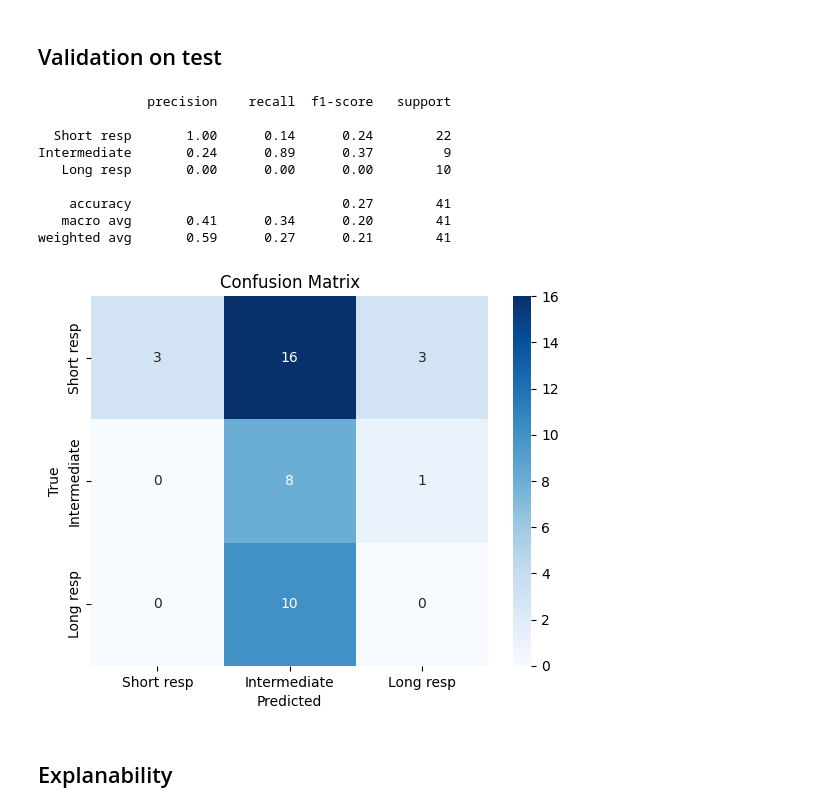
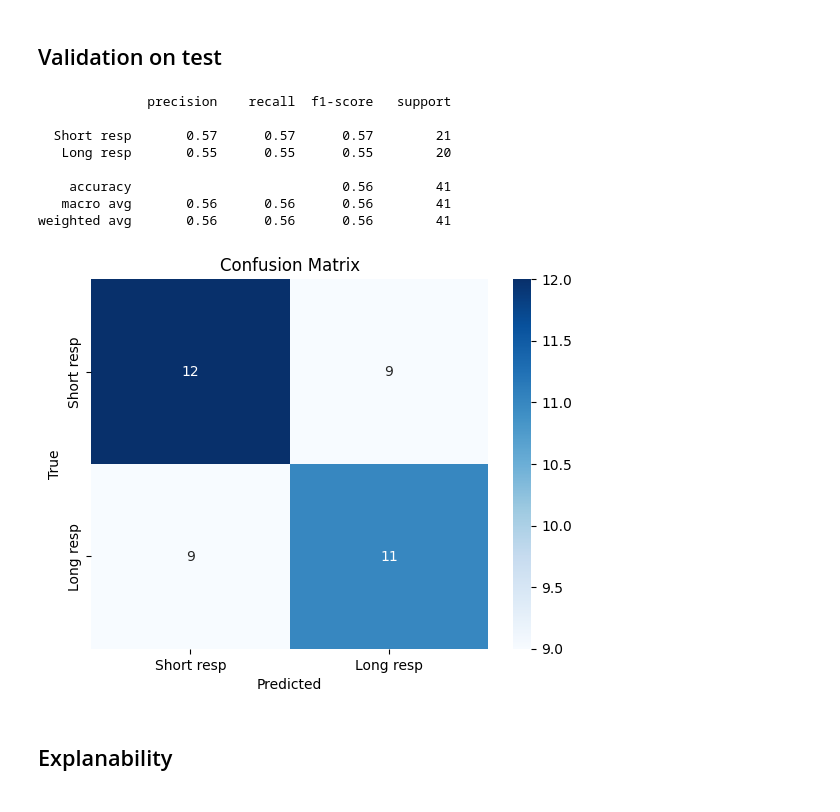
Before and after one commit to dinhhb/modeling_gene_expression, a Jupyter notebook: pipeline/4_generalized_pipe.ipynb, the cells around one changed output. Drawn from its saved outputs; the diff is of its cells as text; code cells hidden in the pictures.

```diff
--- a/pipeline/4_generalized_pipe.ipynb
+++ b/pipeline/4_generalized_pipe.ipynb
@@ -17,8 +17,9 @@ from xgboost import XGBClassifier
 # %% [markdown]
 ## Load data
 # %%
-BINARY_TARGET = False
+BINARY_TARGET = True
 INCLUDE_GEX = True
+TEST_SIZE = 0.3
 # %%
 # Load gex_mat_corrected
 gex_mat = pd.read_csv(f"../dataset/created/gex_mat_corrected.csv").set_index('sample_id').T
@@ -296,5 +261,5 @@ Best CV F1 macro: 0.6595122655122656
 # %%
 # Train model
-clf.set_params(**study.best_params)
-clf.fit(x_train, y_train)
+full_pipe.set_params(**study.best_params)
+full_pipe.fit(x_train, y_train)
 # %% [output]
@@ -325,36 +282,0 @@ clinical_gex_test.shape
-# %%
-# --- Apply same preprocessing to test GEX ---
-GEX_COLS_TEST = [c for c in clinical_gex_test.columns if c not in CLINICAL_COLS]
-
-gex_test = clinical_gex_test[GEX_COLS_TEST + ["sample_id", "source"]].set_index("sample_id")
-
-# 1. Keep only genes that survived training filter
-valid_genes = gene_means.index.intersection(gex_test.columns)
-gex_test = gex_test[valid_genes]
-
-# 2. Impute with training gene means (not test means)
-gex_test = gex_test.apply(lambda col: col.fillna(gene_means[col.name]))
-
-# 3. Log transform with same shift
-gex_test_log = np.log2(gex_test + shift)
-
-# Snapshot before correction for PCA comparison
-gex_test_log_before = gex_test_log.copy()
-test_cohorts = clinical_gex_test.set_index("sample_id")["source"]
-
-# 4. Subtract batch effect for each sample's batch
-# Reference batch is "Hugo et al." (not in batch_coef — limma baseline)
-for sample in gex_test_log.index:
-    batch = clinical_gex_test.set_index("sample_id").loc[sample, "source"]
-    if batch in batch_coef.columns:
-        gex_test_log.loc[sample, valid_genes] -= batch_coef.loc[valid_genes, batch].values
-
-# 5. Merge with clinical and transform (NOT fit_transform)
-clinical_test = clinical_gex_test[CLINICAL_COLS]
-x_test = clinical_test.merge(gex_test_log.reset_index(), on="sample_id")
-x_test = x_test.drop(["patientID", "pfs_label", "sample_id", "source"], axis=1)
-
-y_test = clinical_gex_test["pfs_label"]
-
-x_test = clinical_preprocessor.transform(x_test)   # already fitted on train
-x_test = new_pipe.transform(x_test)                 # already fitted on train
@@ -384,37 +283,36 @@ plt.show()
 # %% [markdown]
 ## Validation on test
 # %%
-y_pred = clf.predict(x_test)    # Validate
+y_pred = full_pipe.predict(x_test)    # Validate
 
 if BINARY_TARGET == True:
     target_names = ['Short resp', 'Long resp']
 else:
     target_names = ['Short resp', 'Intermediate', 'Long resp']
 
 print(classification_report(
     y_test, y_pred,
     target_names=target_names
 ))
 
 cm = confusion_matrix(y_test, y_pred)
 sns.heatmap(cm, annot=True, fmt='d',
             xticklabels=target_names,
             yticklabels=target_names,
             cmap='Blues')
 plt.ylabel('True'); plt.xlabel('Predicted')
 plt.title('Confusion Matrix')
 plt.show()
 # %% [output]
               precision    recall  f1-score   support
 
-  Short resp       1.00      0.14      0.24        22
-Intermediate       0.24      0.89      0.37         9
-   Long resp       0.00      0.00      0.00        10
+  Short resp       0.57      0.57      0.57        21
+   Long resp       0.55      0.55      0.55        20
 
-    accuracy                           0.27        41
-   macro avg       0.41      0.34      0.20        41
-weighted avg       0.59      0.27      0.21        41
+    accuracy                           0.56        41
+   macro avg       0.56      0.56      0.56        41
+weighted avg       0.56      0.56      0.56        41
-[figure, old version]
+[figure, new version]
 # %% [markdown]
 ## Explanability
 # %% [markdown]
```
Also changed, not shown: parts of 30 cells of this notebook, 11 other files.
